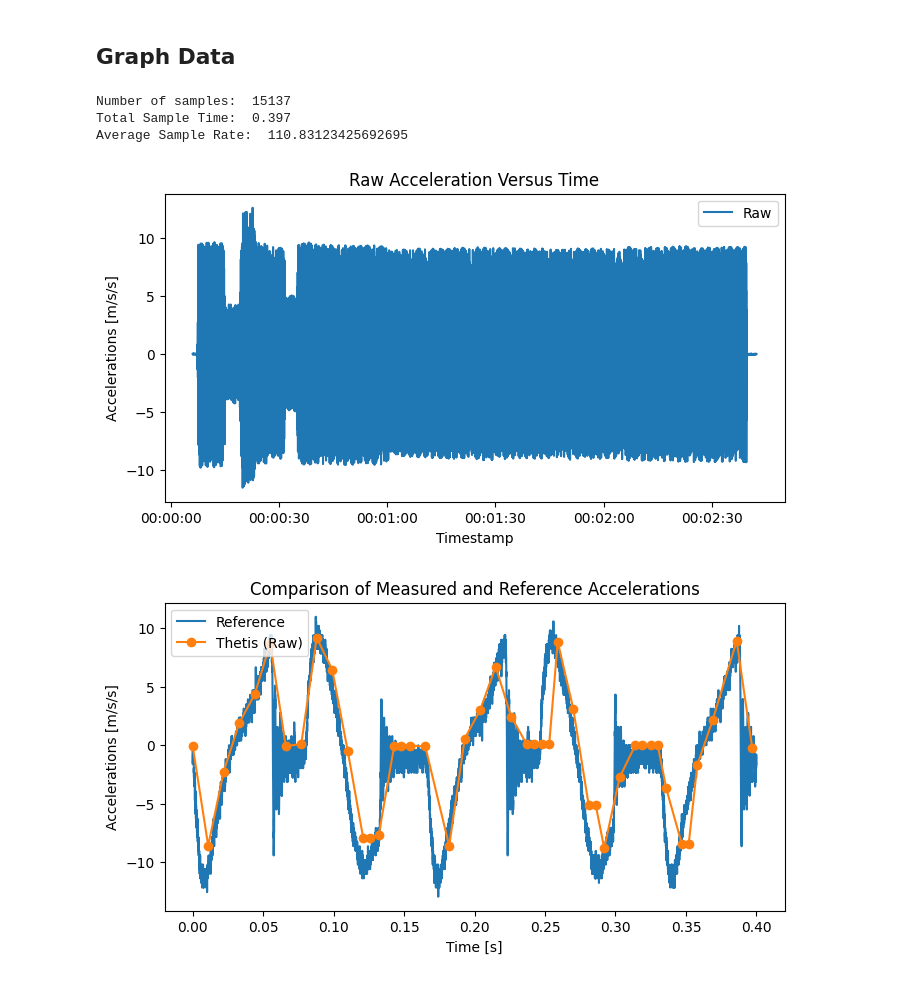
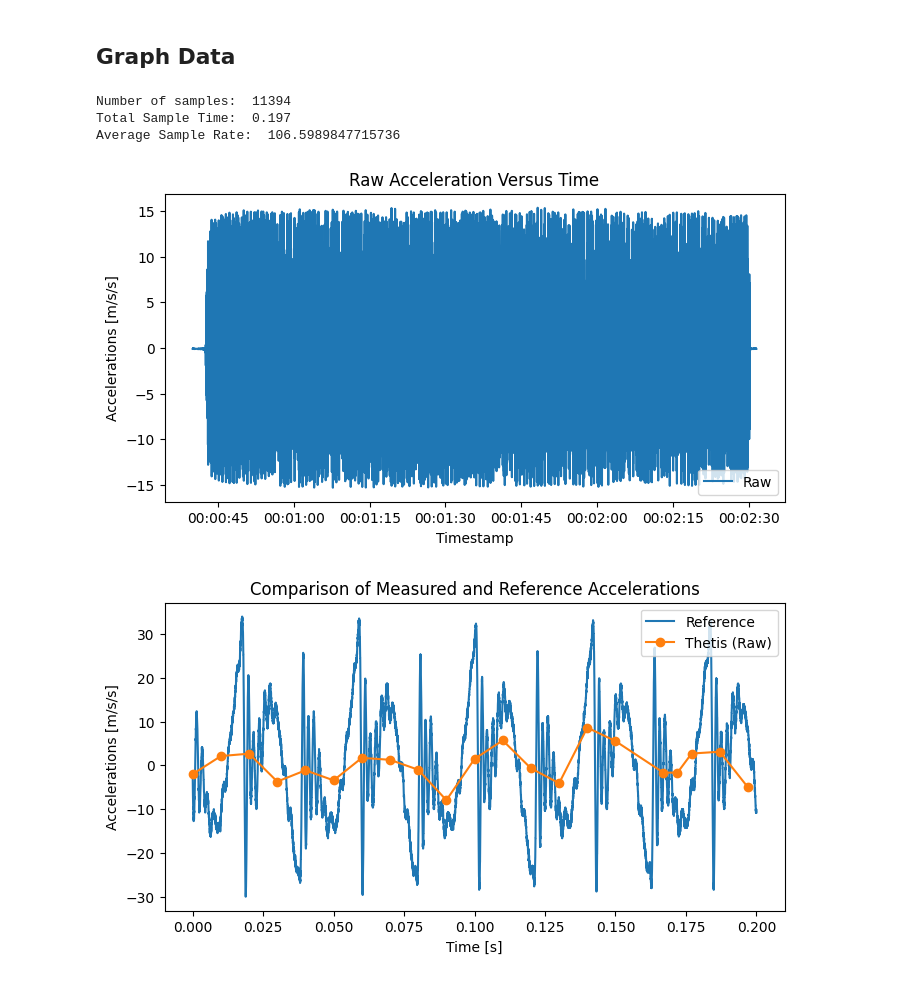
Before and after one commit to Legohead259/Thetis-Scripts, a Jupyter notebook: vibration_validation/accelerometer_validation.ipynb, the cells around one changed output. Saved outputs shown, nothing was run; the diff lists cells and outputs as text; code cells hidden in the pictures.

```diff
--- a/vibration_validation/accelerometer_validation.ipynb
+++ b/vibration_validation/accelerometer_validation.ipynb
@@ -24,20 +24,20 @@ import numpy as np
 import pandas as pd
 
 # Constants and measurements
-SCOPE_OFFSET = -16.0        # Oscilloscope voltage measurement offset - V
+SCOPE_OFFSET = -16.01        # Oscilloscope voltage measurement offset - V
 ACCELEROMETER_SCALE = 0.1 	# Measured value per g of acceleration by the accelerometer - V/g
 SCALE_FACTOR = 9.81 / ACCELEROMETER_SCALE # Convert oscilloscope voltage measurements to accelerations - m/s/s / V
 # %% [markdown]
 ## Read in the Oscilloscope Data
 # %%
-df = pd.read_csv("data/x-axis/x_scope_6_0Hz.CSV", names=["time", "voltage"])
+df = pd.read_csv("data/x-axis/x_scope_24_0Hz.CSV", names=["time", "voltage"])
 df.time = df.time + abs(min(df.time)) # Shift all the time values such that they start at 0
 df.voltage = df.voltage - SCOPE_OFFSET # Shift all the voltage values bt the offset so they are detectable
 scope_accel = df.voltage * SCALE_FACTOR # Scale all the voltage values to accelerations
 # %% [markdown]
 ## Read in Thetis Data
 # %%
-with open('data/x-axis/x_thetis_6_0Hz.bin', 'rb') as file:
+with open('data/x-axis/x_thetis_24_0Hz.bin', 'rb') as file:
     epoch_data = []
     raw_accel_data = []
     accel_data = []
@@ -57,9 +57,9 @@ accel_data = np.array(accel_data)
 ## Graph Data
 # %%
 # START_INDEX = 0
-START_INDEX = 2006
+START_INDEX = 2082
 # TIME_WIDTH = len(epoch_data)
-TIME_WIDTH = 44
+TIME_WIDTH = 21
 END_INDEX = START_INDEX + TIME_WIDTH
 
 x_meas = epoch_data[START_INDEX:END_INDEX] # Partition examined data into sub array
@@ -73,35 +73,35 @@ ax_accel.set_title("Raw Acceleration Versus Time")
 ax_accel.plot(epoch_data, raw_accel_data)
 # ax_accel.plot(epoch_data, accel_data)
 ax_accel.set_xlabel("Timestamp")
 ax_accel.set_ylabel("Accelerations [m/s/s]")
 ax_accel.legend(["Raw"])
 
 
 fig_comp = plt.figure(2, figsize=(8,4))
 ax_comp = fig_comp.add_subplot(1,1,1)
 ax_comp.set_title("Comparison of Measured and Reference Accelerations")
 ax_comp.plot(df.time, scope_accel)
 ax_comp.plot(x_meas, raw_accel_data[START_INDEX:END_INDEX], 'o-')
 ax_comp.set_xlabel("Time [s]")
 ax_comp.set_ylabel("Accelerations [m/s/s]")
 ax_comp.legend(["Reference", "Thetis (Raw)"])
 
 # ax_scale = fig_comp.add_subplot(1,2,2)
 # ax_scale.set_title("Comparison of Measured and Scaled Reference Accelerations")
 # ax_scale.plot(x_meas, raw_accel_data[START_INDEX:END_INDEX], 'o-')
 # ax_scale.plot(df.time, scope_accel*2.8)
 # ax_scale.set_xlabel("Time [s]")
 # ax_scale.set_ylabel("Accelerations [m/s/s]")
 # ax_scale.legend(["Thetis (Raw)", "Reference (x2.8)"])
 
 print("Number of samples: ", len(epoch_data)) #DEBUG
 print("Total Sample Time: ", max(x_meas)) #DEBUG
 print("Average Sample Rate: ", len(x_meas) / np.max(x_meas)) #DEBUG
 
 plt.show()
 # %% [output]
-Number of samples:  15137
-Total Sample Time:  0.397
-Average Sample Rate:  110.83123425692695
+Number of samples:  11394
+Total Sample Time:  0.197
+Average Sample Rate:  106.5989847715736
-[figure, old version]
+[figure, new version]
-[figure, old version]
+[figure, new version]
```
Also changed, not shown: parts of 2 cells of this notebook.
